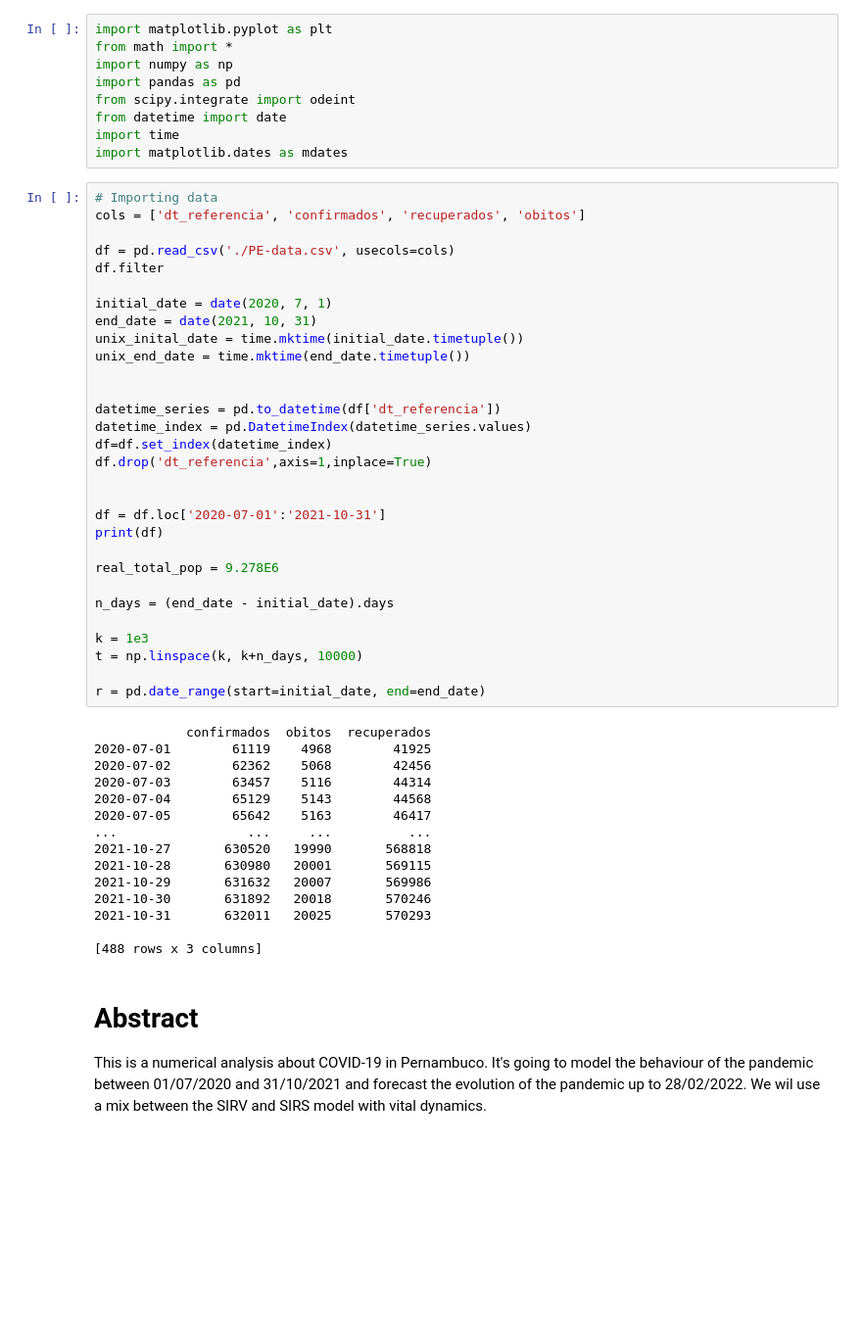
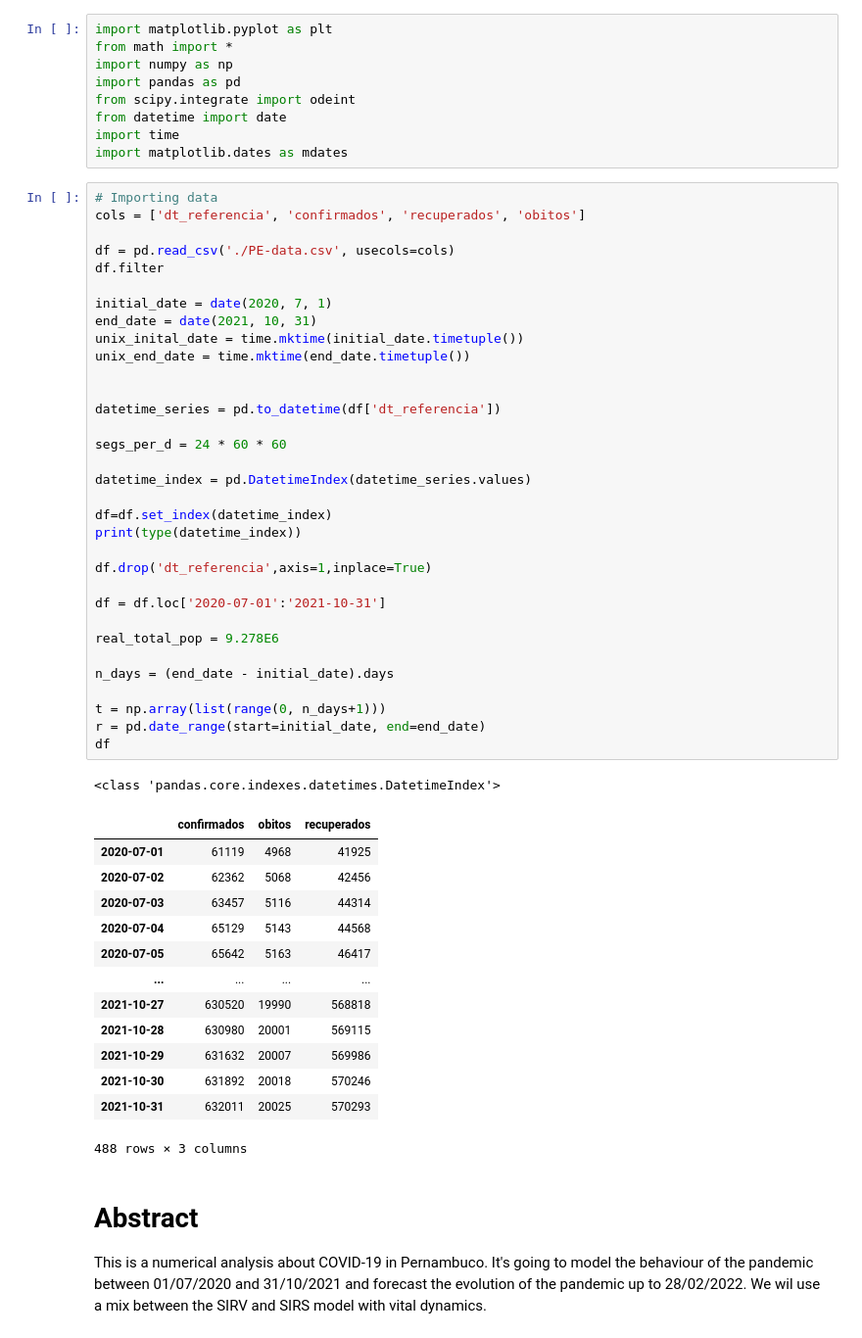
Before and after one commit to gbrls/Covid19NumericalAnalisys, a Jupyter notebook: main.ipynb, the cells around one changed output. Shown: that part at 98% size. Saved outputs shown, nothing was run; the diff lists cells and outputs as text; blank space fills up the shorter version.

```diff
--- a/main.ipynb
+++ b/main.ipynb
@@ -10,48 +10,51 @@ import matplotlib.dates as mdates
 # %%
 # Importing data
 cols = ['dt_referencia', 'confirmados', 'recuperados', 'obitos']
 
 df = pd.read_csv('./PE-data.csv', usecols=cols)
 df.filter
 
 initial_date = date(2020, 7, 1)
 end_date = date(2021, 10, 31)
 unix_inital_date = time.mktime(initial_date.timetuple())
 unix_end_date = time.mktime(end_date.timetuple())
 
 
 datetime_series = pd.to_datetime(df['dt_referencia'])
+
+segs_per_d = 24 * 60 * 60
+
 datetime_index = pd.DatetimeIndex(datetime_series.values)
+
 df=df.set_index(datetime_index)
+print(type(datetime_index))
+
 df.drop('dt_referencia',axis=1,inplace=True)
 
-
 df = df.loc['2020-07-01':'2021-10-31']
-print(df)
 
 real_total_pop = 9.278E6
 
 n_days = (end_date - initial_date).days
 
-k = 1e3
-t = np.linspace(k, k+n_days, 10000)
-
+t = np.array(list(range(0, n_days+1)))
 r = pd.date_range(start=initial_date, end=end_date)
+df
 # %% [output]
-            confirmados  obitos  recuperados
-2020-07-01        61119    4968        41925
-2020-07-02        62362    5068        42456
-2020-07-03        63457    5116        44314
-2020-07-04        65129    5143        44568
-2020-07-05        65642    5163        46417
-...                 ...     ...          ...
-2021-10-27       630520   19990       568818
-2021-10-28       630980   20001       569115
-2021-10-29       631632   20007       569986
-2021-10-30       631892   20018       570246
-2021-10-31       632011   20025       570293
-
-[488 rows x 3 columns]
+<class 'pandas.core.indexes.datetimes.DatetimeIndex'>
+|  | confirmados | obitos | recuperados |
+| 2020-07-01 | 61119 | 4968 | 41925 |
+| 2020-07-02 | 62362 | 5068 | 42456 |
+| 2020-07-03 | 63457 | 5116 | 44314 |
+| 2020-07-04 | 65129 | 5143 | 44568 |
+| 2020-07-05 | 65642 | 5163 | 46417 |
+| ... | ... | ... | ... |
+| 2021-10-27 | 630520 | 19990 | 568818 |
+| 2021-10-28 | 630980 | 20001 | 569115 |
+| 2021-10-29 | 631632 | 20007 | 569986 |
+| 2021-10-30 | 631892 | 20018 | 570246 |
+| 2021-10-31 | 632011 | 20025 | 570293 |
+488 rows × 3 columns
 # %% [markdown]
 # Abstract
 This is a numerical analysis about COVID-19 in Pernambuco. It's going to model the behaviour of the pandemic between 01/07/2020 and 31/10/2021 and forecast the evolution of the pandemic up to 28/02/2022. We wil use a mix between the SIRV and SIRS model with vital dynamics.
```
Also changed, not shown: parts of 2 cells of this notebook.
